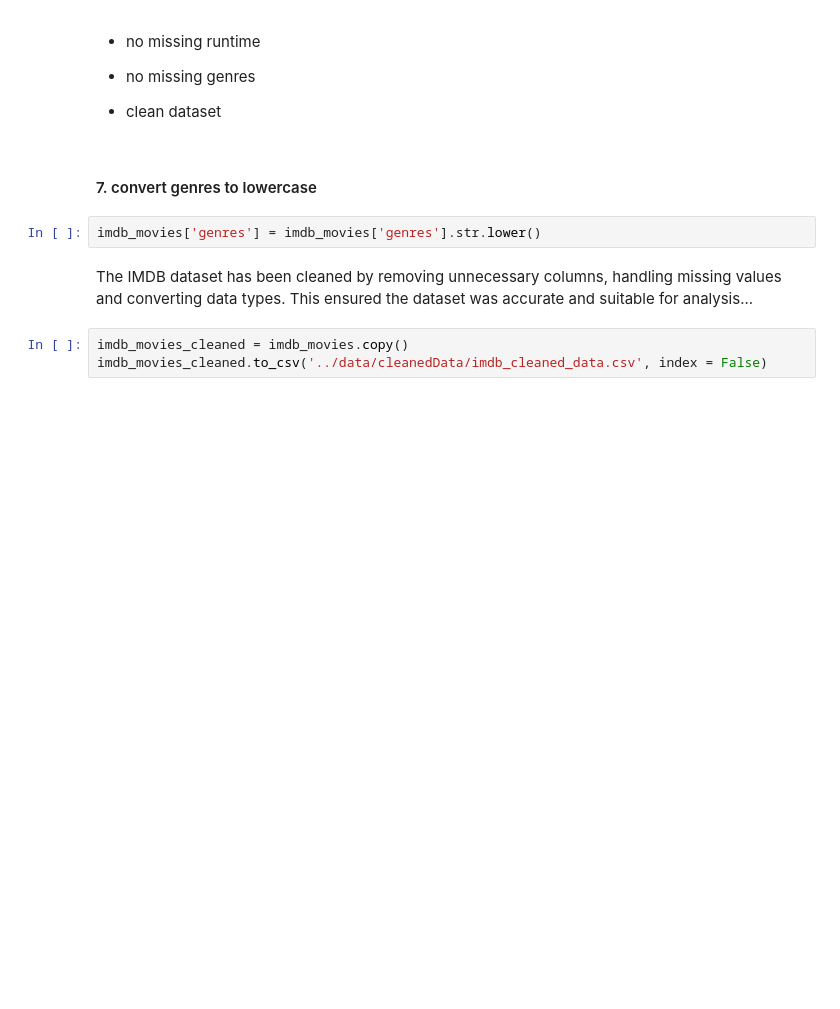
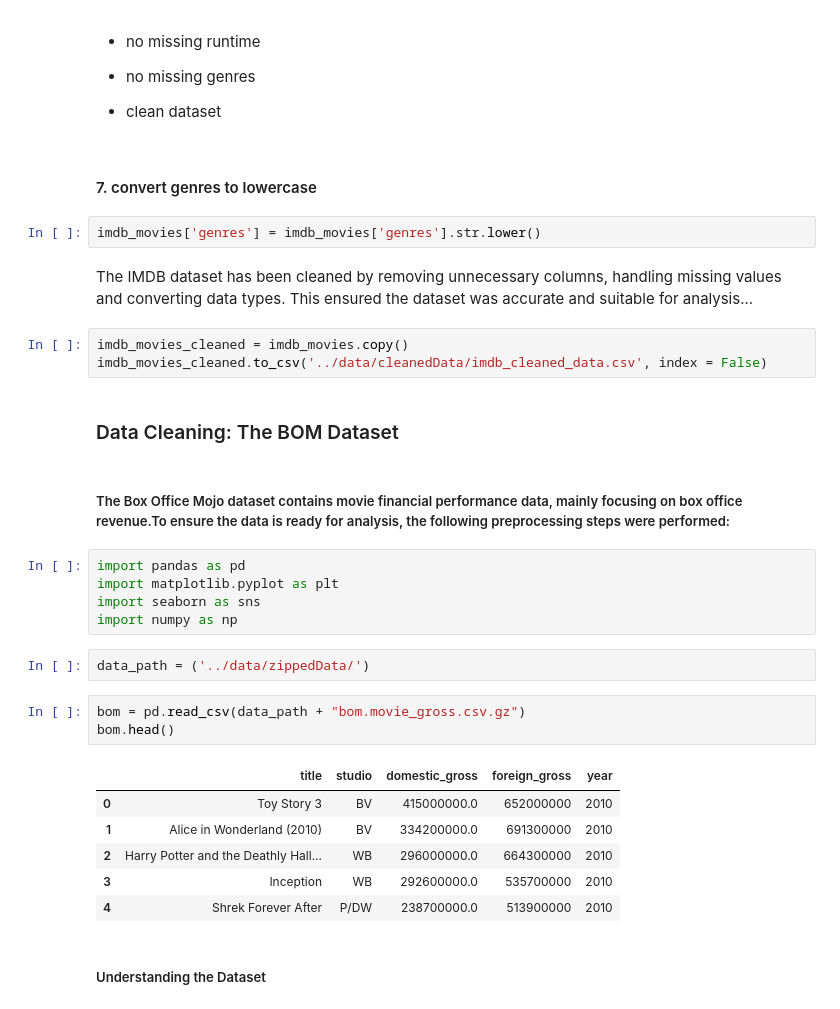
Before and after one commit to Daniellamuli/Phase-2-Movie-Analysis-Project, a Jupyter notebook: notebooks/data_cleaning.ipynb, the cells around one changed output. Saved outputs shown, nothing was run; the diff lists cells and outputs as text; blank space fills up the shorter version.

```diff
--- a/notebooks/data_cleaning.ipynb
+++ b/notebooks/data_cleaning.ipynb
@@ -216,3 +330,26 @@ The IMDB dataset has been cleaned by removing unnecessary columns, handling miss
 # %%
 imdb_movies_cleaned = imdb_movies.copy()
 imdb_movies_cleaned.to_csv('../data/cleanedData/imdb_cleaned_data.csv', index = False)
+# %% [markdown]
+### Data Cleaning: The BOM Dataset
+# %% [markdown]
+##### The Box Office Mojo dataset contains movie financial performance data, mainly focusing on box office revenue.To ensure the data is ready for analysis, the following preprocessing steps were performed:
+# %%
+import pandas as pd
+import matplotlib.pyplot as plt
+import seaborn as sns
+import numpy as np
+# %%
+data_path = ('../data/zippedData/')
+# %%
+bom = pd.read_csv(data_path + "bom.movie_gross.csv.gz")
+bom.head()
+# %% [output]
+|  | title | studio | domestic_gross | foreign_gross | year |
+| 0 | Toy Story 3 | BV | 415000000.0 | 652000000 | 2010 |
+| 1 | Alice in Wonderland (2010) | BV | 334200000.0 | 691300000 | 2010 |
+| 2 | Harry Potter and the Deathly Hall... | WB | 296000000.0 | 664300000 | 2010 |
+| 3 | Inception | WB | 292600000.0 | 535700000 | 2010 |
+| 4 | Shrek Forever After | P/DW | 238700000.0 | 513900000 | 2010 |
+# %% [markdown]
+##### Understanding the Dataset
```
Also changed, not shown: parts of 43 cells of this notebook.
